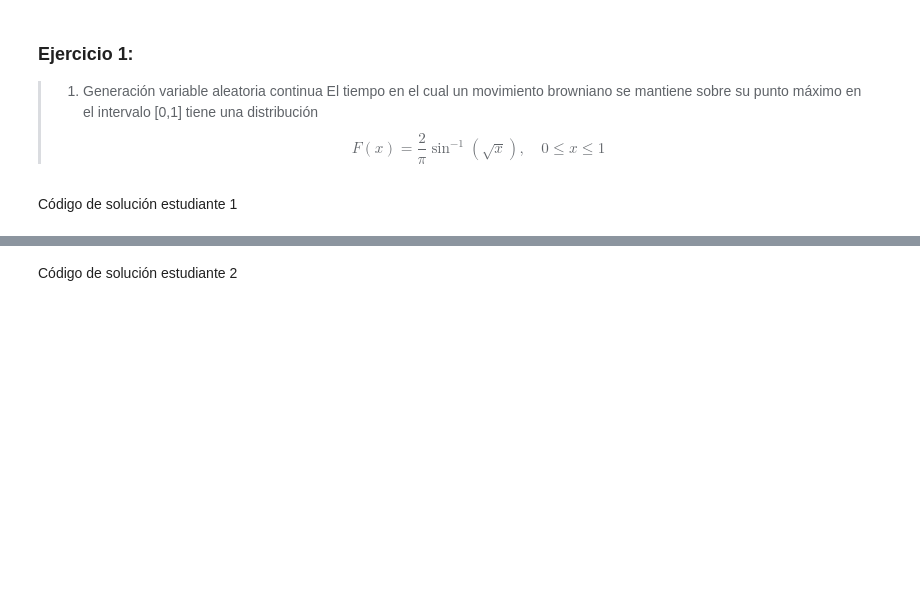
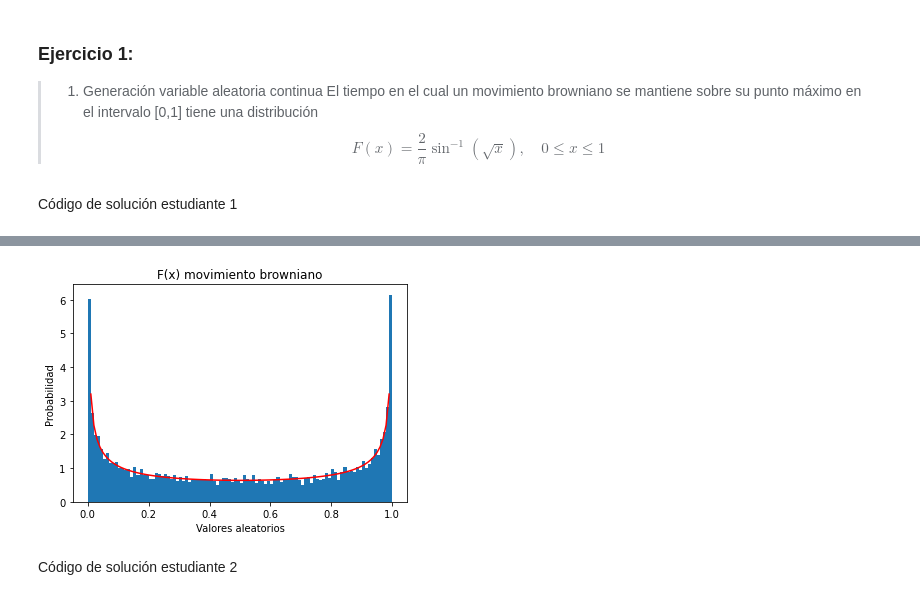
Before and after one commit to EmilianoMena/ProyectoConjunto_EMena_DCastro, a Jupyter notebook: Plantilla_Tareas.ipynb, the cells around one changed output, grey strips where cells are left out. Cells and saved outputs as stored; diff of their text form; code cells hidden in the pictures; blank space fills up the shorter version.

```diff
--- a/Plantilla_Tareas.ipynb
+++ b/Plantilla_Tareas.ipynb
@@ -34,3 +58,19 @@ Código de solución estudiante 1
+# %%
+# Numero de generaciones
+N = 10000
+y = Fx2(N)
+#Parametros de la funcion
+x = np.arange(0,1,0.01)
+y2 = 1/(np.pi*np.sqrt(x*(1-x)))
+plt.plot(x,y2,'red')
+#Historgrama
+plt.hist(y,bins=100,density=True)
+plt.xlabel('Valores aleatorios')
+plt.ylabel('Probabilidad')
+plt.title('F(x) movimiento browniano')
+plt.show()
+# %% [output]
+[figure, added]
 # %% [markdown]
 Código de solución estudiante 2
 # %%
```
Also changed, not shown: parts of 11 cells of this notebook.
